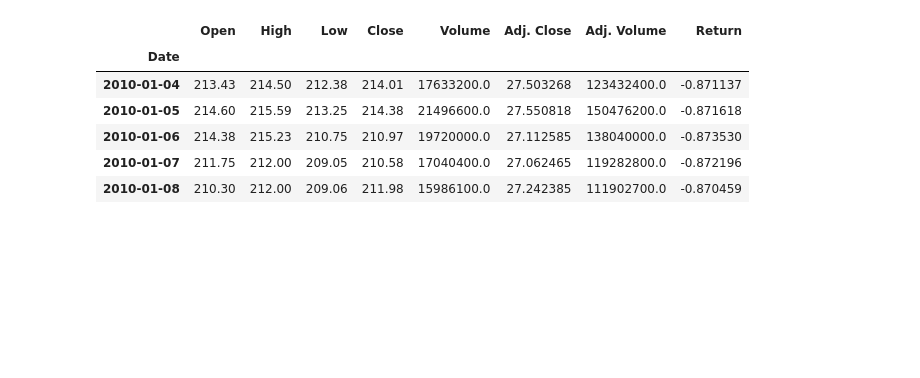
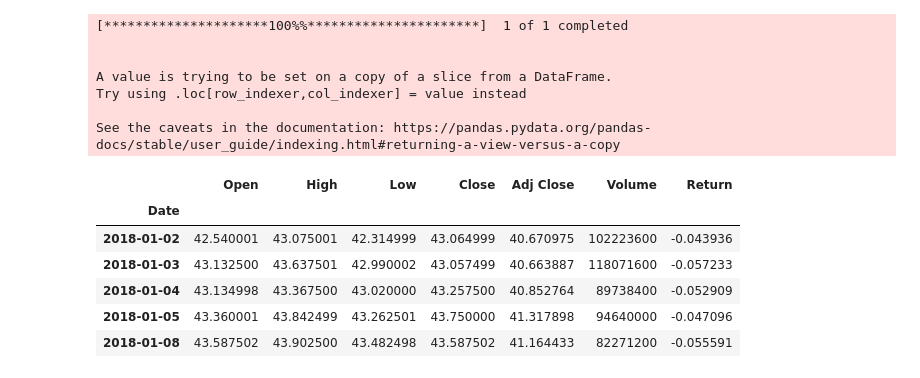
Before and after one commit to MattZimmermann/capstone, a Jupyter notebook: code/project.ipynb, the cells around one changed output. Drawn from its saved outputs; the diff is of its cells as text; code cells hidden in the pictures; blank space fills up the shorter version.

```diff
--- a/code/project.ipynb
+++ b/code/project.ipynb
@@ -16,25 +11,30 @@ nasdaqdatalink.ApiConfig.api_key = nasdaq_api_key
 # %%
 # Gather the Apple data
-df = nasdaqdatalink.get('WIKI/AAPL')
+tick = "AAPL"
+df = yf.download(tick)
 df.index = pd.to_datetime(df.index)
 
 #Drop unnecessary columns, and filter data
-drop_columns = ['Ex-Dividend', 'Split Ratio', 'Adj. Open', 'Adj. High', 'Adj. Low']
-df = df[df.index >= '2010-01-01']
-df = df.drop(columns=drop_columns)
+df = df[df.index >= '2018-01-01']
 
 # Add returns column
-df['Return'] = (df['Adj. Close']-df['Open'])/df['Open']
+df['Return'] = (df['Adj Close']-df['Open'])/df['Open']
 
 #Create copy of dataset for later use
 stock_data = df.copy()
-
 df.head(5)
 # %% [output]
+[*********************100%%**********************]  1 of 1 completed
+
+
+A value is trying to be set on a copy of a slice from a DataFrame.
+Try using .loc[row_indexer,col_indexer] = value instead
+
+See the caveats in the documentation: https://pandas.pydata.org/pandas-docs/stable/user_guide/indexing.html#returning-a-view-versus-a-copy
-|  | Open | High | Low | Close | Volume | Adj. Close | Adj. Volume | Return |
-| Date |  |  |  |  |  |  |  |  |
-| 2010-01-04 | 213.43 | 214.50 | 212.38 | 214.01 | 17633200.0 | 27.503268 | 123432400.0 | -0.871137 |
-| 2010-01-05 | 214.60 | 215.59 | 213.25 | 214.38 | 21496600.0 | 27.550818 | 150476200.0 | -0.871618 |
-| 2010-01-06 | 214.38 | 215.23 | 210.75 | 210.97 | 19720000.0 | 27.112585 | 138040000.0 | -0.873530 |
-| 2010-01-07 | 211.75 | 212.00 | 209.05 | 210.58 | 17040400.0 | 27.062465 | 119282800.0 | -0.872196 |
-| 2010-01-08 | 210.30 | 212.00 | 209.06 | 211.98 | 15986100.0 | 27.242385 | 111902700.0 | -0.870459 |
+|  | Open | High | Low | Close | Adj Close | Volume | Return |
+| Date |  |  |  |  |  |  |  |
+| 2018-01-02 | 42.540001 | 43.075001 | 42.314999 | 43.064999 | 40.670975 | 102223600 | -0.043936 |
+| 2018-01-03 | 43.132500 | 43.637501 | 42.990002 | 43.057499 | 40.663887 | 118071600 | -0.057233 |
+| 2018-01-04 | 43.134998 | 43.367500 | 43.020000 | 43.257500 | 40.852764 | 89738400 | -0.052909 |
+| 2018-01-05 | 43.360001 | 43.842499 | 43.262501 | 43.750000 | 41.317898 | 94640000 | -0.047096 |
+| 2018-01-08 | 43.587502 | 43.902500 | 43.482498 | 43.587502 | 41.164433 | 82271200 | -0.055591 |
```
Also changed, not shown: parts of 5 cells of this notebook.
